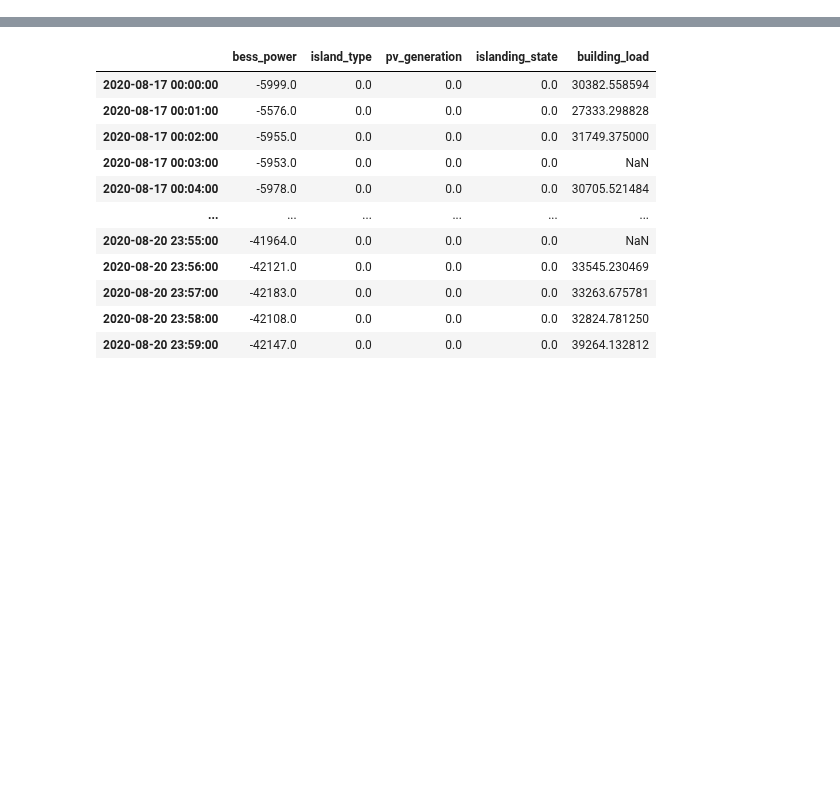
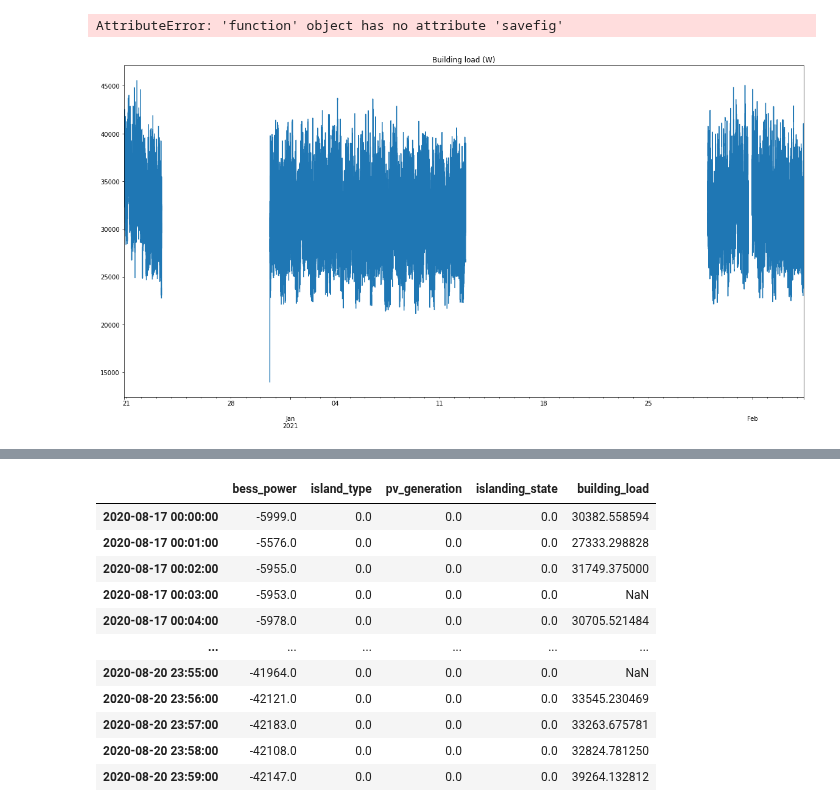
Before and after one commit to LBNL-ETA/SolarPlus-Optimizer, a Jupyter notebook: data_analysis/get_rtac_data.ipynb, the cells around one changed output, grey strips where cells are left out. Saved outputs shown, nothing was run; the diff lists cells and outputs as text; code cells hidden in the pictures; blank space fills up the shorter version.

```diff
--- a/data_analysis/get_rtac_data.ipynb
+++ b/data_analysis/get_rtac_data.ipynb
@@ -19,0 +29,6 @@ power_df.head()
+# %%
+power_df.building.plot(figsize=(20,10), title="Building load (W)")
+plt.savefig('~/Desktop/building_load.png')
+# %% [output]
+AttributeError: 'function' object has no attribute 'savefig'
+[figure, added]
```
Also changed, not shown: parts of 14 cells of this notebook, 5 other files.
